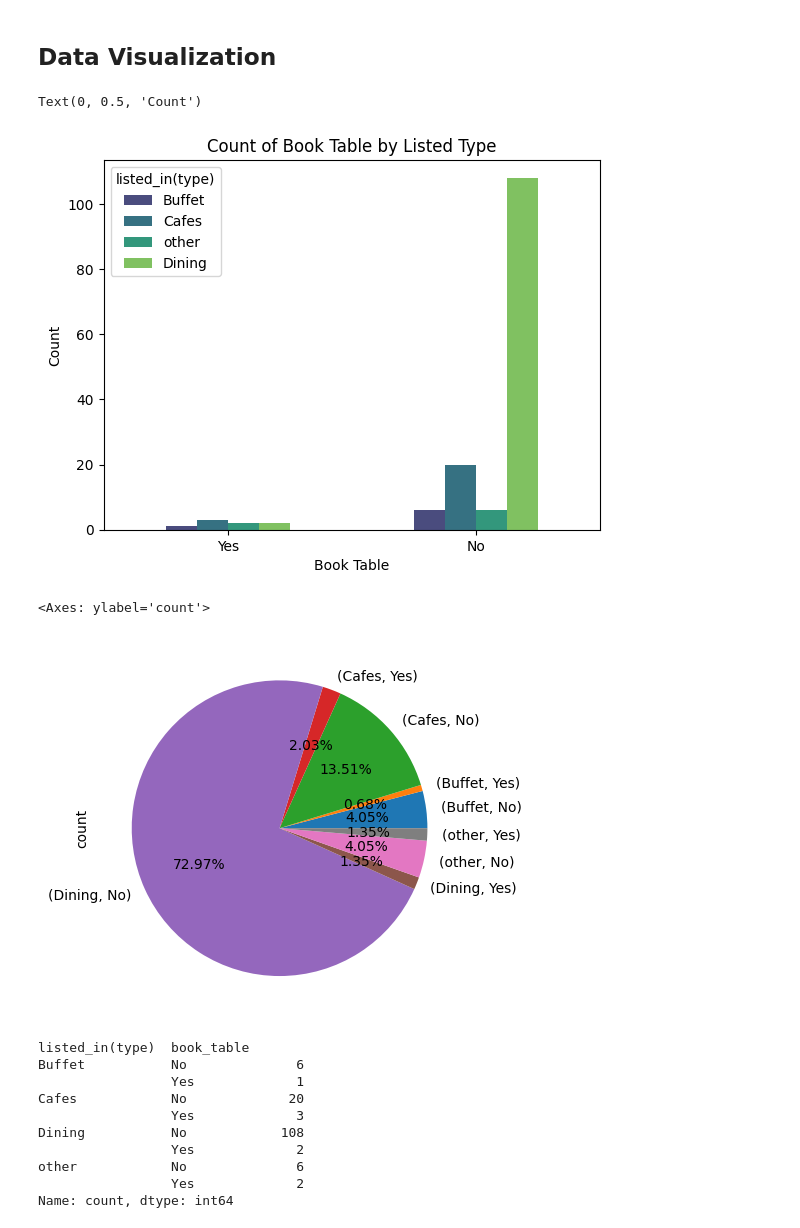
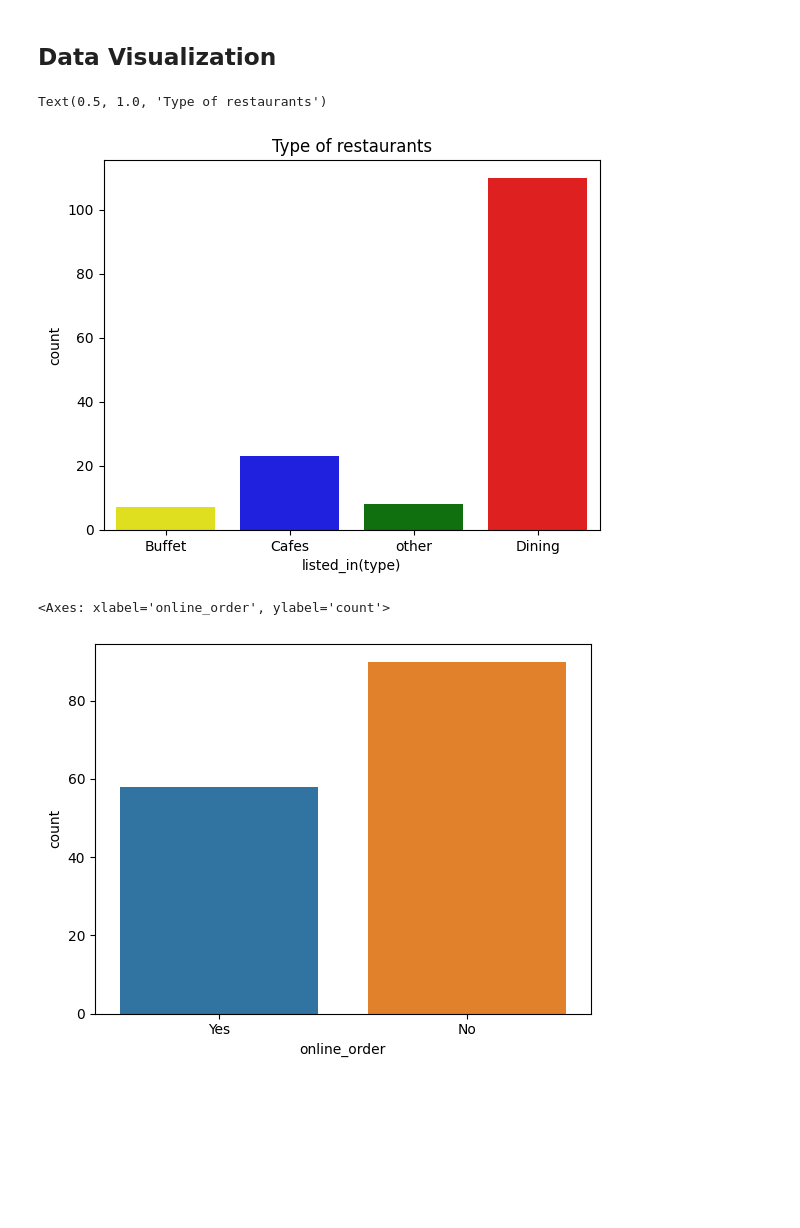
Before and after one commit to amitghoshg/Zomato-data, a Jupyter notebook: zomato_data_analysis.ipynb, the cells around one changed output. Cells and saved outputs as stored; diff of their text form; code cells hidden in the pictures; blank space fills up the shorter version.

```diff
--- a/zomato_data_analysis.ipynb
+++ b/zomato_data_analysis.ipynb
@@ -60,29 +60,13 @@ Index(['name', 'online_order', 'book_table', 'rate', 'votes',
 import seaborn as sns
 import matplotlib.pyplot as plt
 # %%
-sns.countplot(x='book_table', data=df, hue='listed_in(type)',width=0.5, palette='viridis')
-plt.title("Count of Book Table by Listed Type")
-plt.xlabel("Book Table")
-plt.ylabel("Count")
+sns.countplot(x = df['listed_in(type)'],hue=df['listed_in(type)'], palette = ['yellow', 'blue', 'green','red'])
+plt.title("Type of restaurants")
 # %% [output]
-Text(0, 0.5, 'Count')
+Text(0.5, 1.0, 'Type of restaurants')
-[figure, old version]
+[figure, new version]
 # %%
-(df.groupby('listed_in(type)')['book_table']).value_counts().plot.pie(autopct='%.2f%%')
+sns.countplot(x=df['online_order'], hue = df["online_order"])
 # %% [output]
-<Axes: ylabel='count'>
+<Axes: xlabel='online_order', ylabel='count'>
-[figure, old version]
+[figure, new version]
-# %%
-data = df.groupby('listed_in(type)')['book_table'].value_counts()
-print(data)
-# %% [output]
-listed_in(type)  book_table
-Buffet           No              6
-                 Yes             1
-Cafes            No             20
-                 Yes             3
-Dining           No            108
-                 Yes             2
-other            No              6
-                 Yes             2
-Name: count, dtype: int64
```
Also changed, not shown: parts of 6 cells of this notebook.
